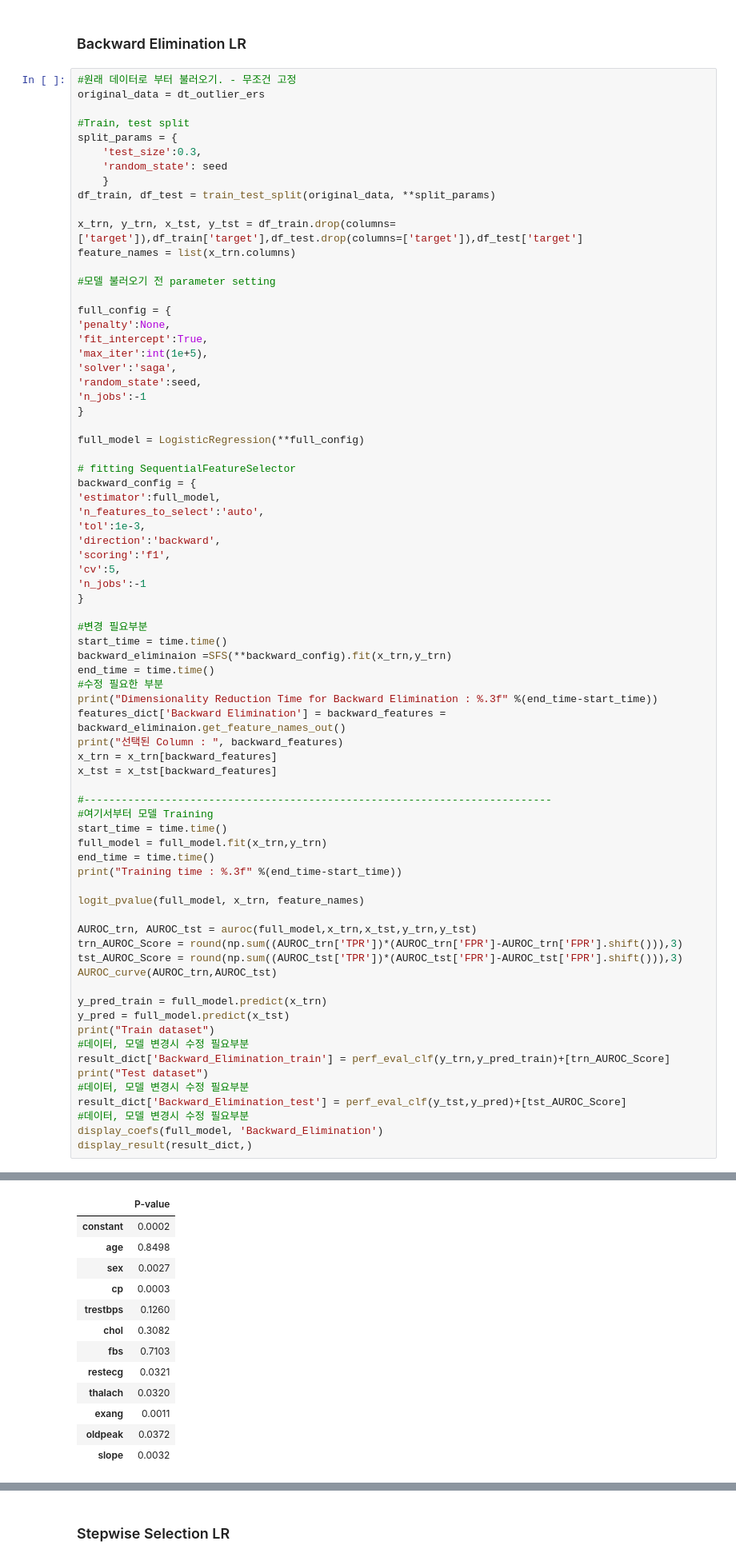
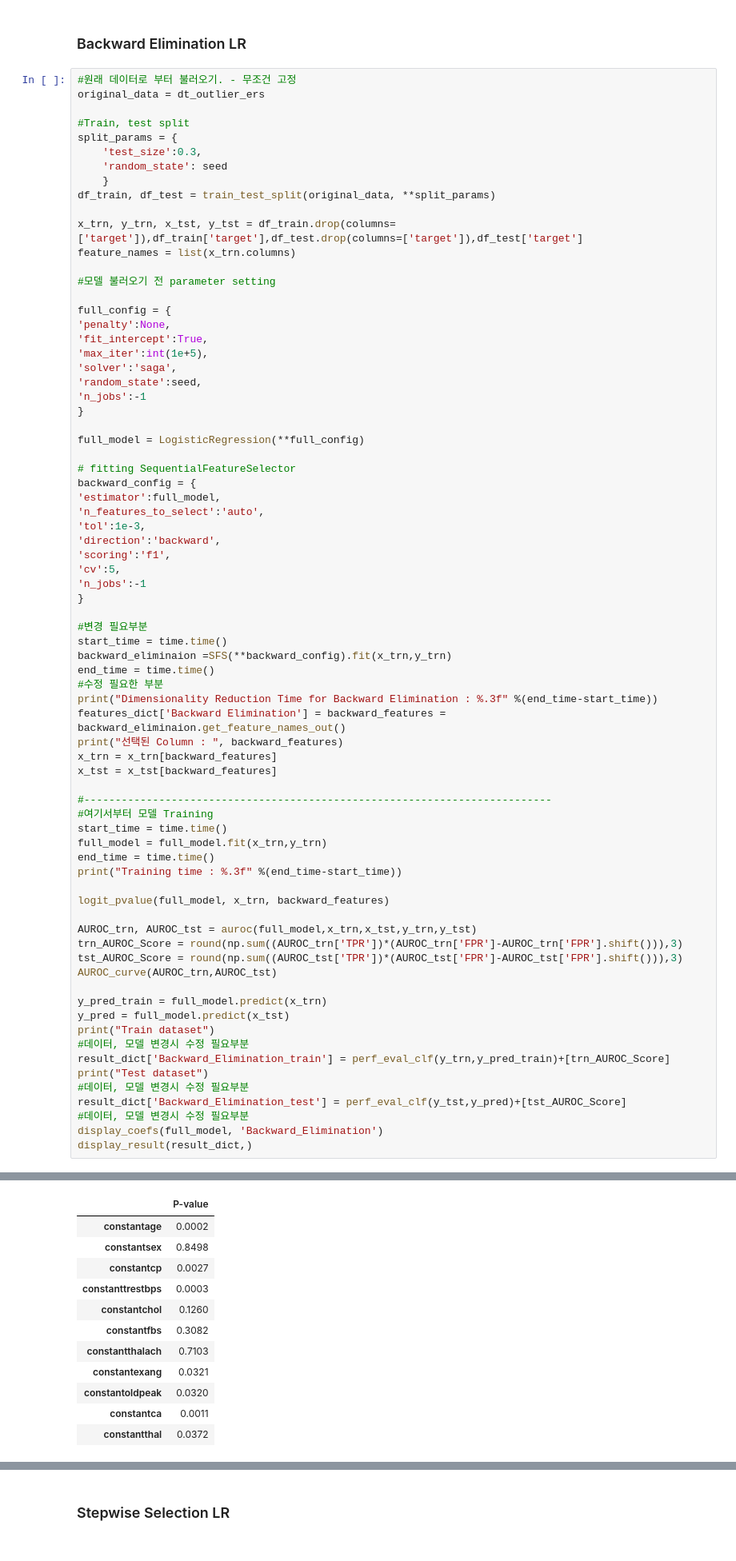
Before and after one commit to umkiyoung/MultivariateAnalysis, a Jupyter notebook: Assignments/Assignment_2/LogisticRegression_heart.ipynb, the cells around one changed output, grey strips where cells are left out. Shown at 80% size. Cells and saved outputs as stored; diff of their text form.

```diff
--- a/Assignments/Assignment_2/LogisticRegression_heart.ipynb
+++ b/Assignments/Assignment_2/LogisticRegression_heart.ipynb
@@ -1362,7 +1361,7 @@ full_model = full_model.fit(x_trn,y_trn)
 end_time = time.time()
 print("Training time : %.3f" %(end_time-start_time))
 
-logit_pvalue(full_model, x_trn, feature_names)
+logit_pvalue(full_model, x_trn, backward_features)
 
 AUROC_trn, AUROC_tst = auroc(full_model,x_trn,x_tst,y_trn,y_tst)
 trn_AUROC_Score = round(np.sum((AUROC_trn['TPR'])*(AUROC_trn['FPR']-AUROC_trn['FPR'].shift())),3)
@@ -1388,16 +1387,15 @@ Training time : 0.029
 |  | P-value |
-| constant | 0.0002 |
-| age | 0.8498 |
-| sex | 0.0027 |
-| cp | 0.0003 |
-| trestbps | 0.1260 |
-| chol | 0.3082 |
-| fbs | 0.7103 |
-| restecg | 0.0321 |
-| thalach | 0.0320 |
-| exang | 0.0011 |
-| oldpeak | 0.0372 |
-| slope | 0.0032 |
+| constantage | 0.0002 |
+| constantsex | 0.8498 |
+| constantcp | 0.0027 |
+| constanttrestbps | 0.0003 |
+| constantchol | 0.1260 |
+| constantfbs | 0.3082 |
+| constantthalach | 0.7103 |
+| constantexang | 0.0321 |
+| constantoldpeak | 0.0320 |
+| constantca | 0.0011 |
+| constantthal | 0.0372 |
 **********************************************************************
 Train dataset
 Confusion_matrix
```
Also changed, not shown: parts of 10 cells of this notebook.
